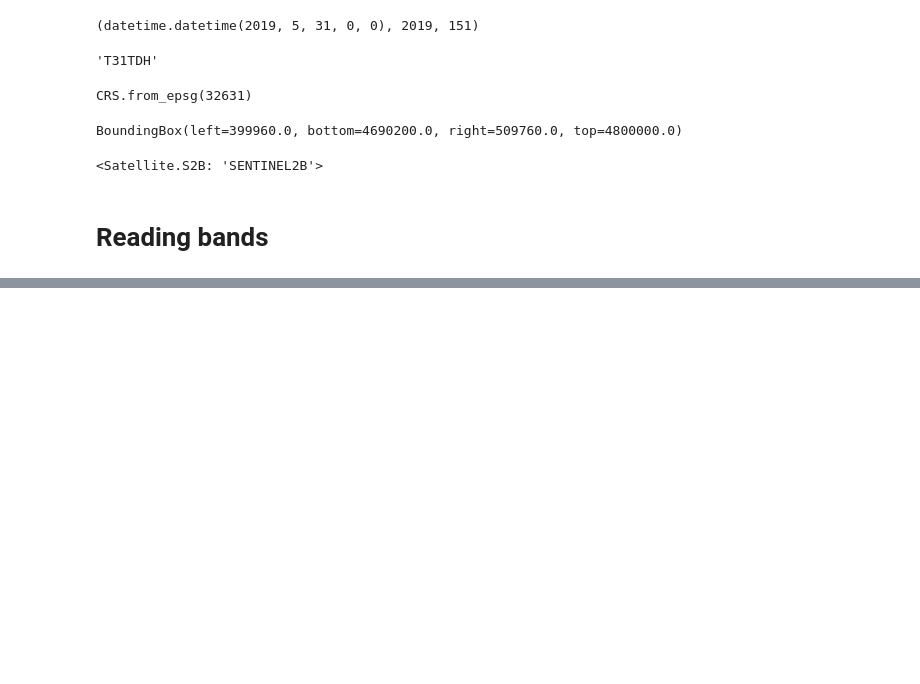
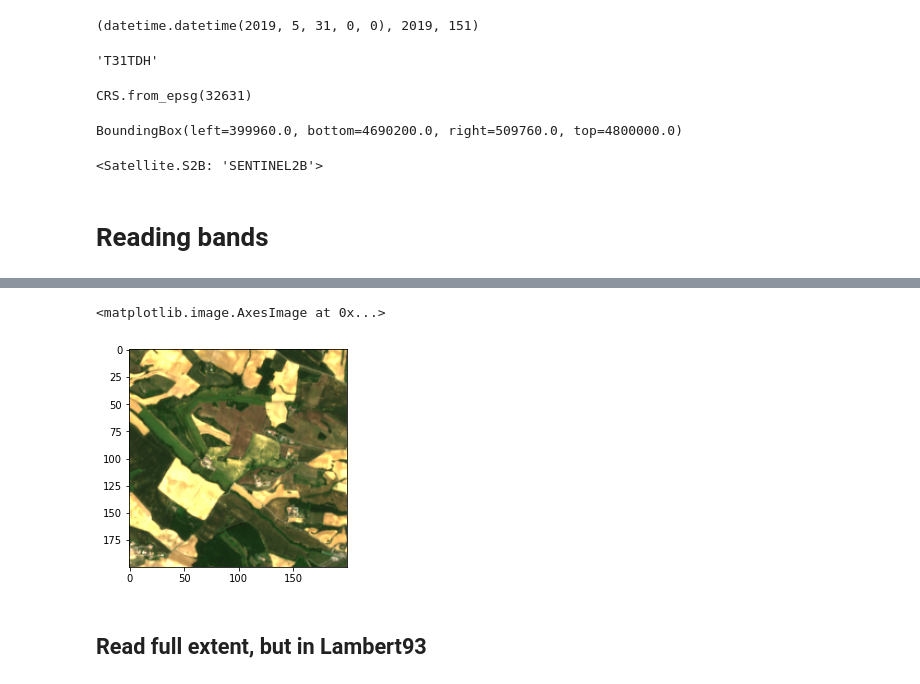
Before and after one commit to CNES/sensorsio, a Jupyter notebook: notebooks/sentinel2.ipynb, the cells around one changed output, grey strips where cells are left out. Saved outputs shown, nothing was run; the diff lists cells and outputs as text; code cells hidden in the pictures; blank space fills up the shorter version.

```diff
--- a/notebooks/sentinel2.ipynb
+++ b/notebooks/sentinel2.ipynb
@@ -58,0 +101,10 @@ pyplot.imshow(arr_rgb)
+# %%
+arr_rgb, _, _ = utils.rgb_render(arr, bands=[2,1,0],
+                                 dmin=np.array([0.,0., 0.]),
+                                 dmax=np.array([0.2,0.2,0.2]))
+pyplot.imshow(arr_rgb)
+# %% [output]
+<matplotlib.image.AxesImage at 0x...>
+[figure, added]
+# %% [markdown]
+## Read full extent, but in Lambert93
```
Also changed, not shown: parts of 18 cells of this notebook, 2 other files.
